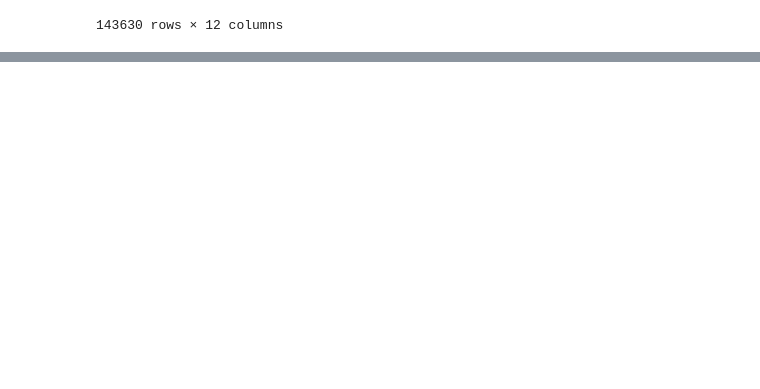
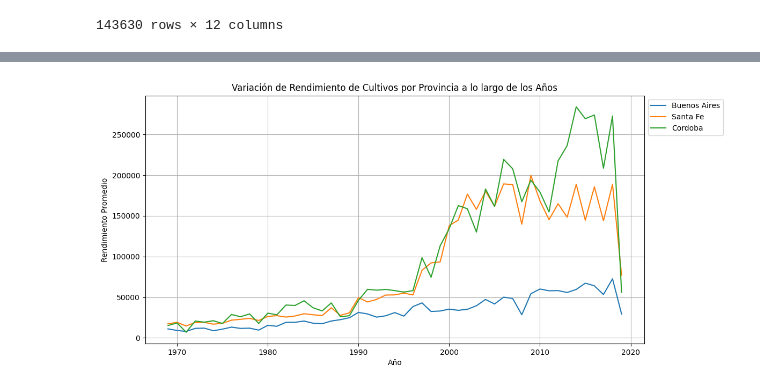
Before and after one commit to Marianod2003/Proyectogrupo21, a Jupyter notebook: .ipynb, the cells around one changed output, grey strips where cells are left out. Saved outputs shown, nothing was run; the diff lists cells and outputs as text; code cells hidden in the pictures; blank space fills up the shorter version.

```diff
--- a/.ipynb
+++ b/.ipynb
@@ -51,0 +276,20 @@ heatmap.set_title('Mapa de calor de correlación ', fontdict={'fontsize':18}, pa
+# %%
+# Agrupa los datos por Provincia y año y calcula el rendimiento promedio
+rendimiento_por_provincia = df_agricola.groupby(['provincia', 'inicio_campania'])['produccion'].mean().reset_index()
+
+# Visualiza la variación de rendimiento para algunos Provincia seleccionadas
+provincia_seleccionadas = ['Buenos Aires', 'Santa Fe', 'Cordoba']  # Provincias que se quieren analizar
+plt.figure(figsize=(12, 6))
+
+for provincia in provincia_seleccionadas:
+    data_provincia = rendimiento_por_provincia[rendimiento_por_provincia['provincia'] == provincia]
+    plt.plot(data_provincia['inicio_campania'], data_provincia['produccion'], label=provincia)
+
+plt.xlabel('Año')
+plt.ylabel('Rendimiento Promedio')
+plt.title('Variación de Rendimiento de Cultivos por Provincia a lo largo de los Años')
+plt.legend(loc='upper left', bbox_to_anchor=(1, 1))
+plt.grid(True)
+plt.show()
+# %% [output]
+[figure, added]
```
Also changed, not shown: parts of 36 cells of this notebook.
